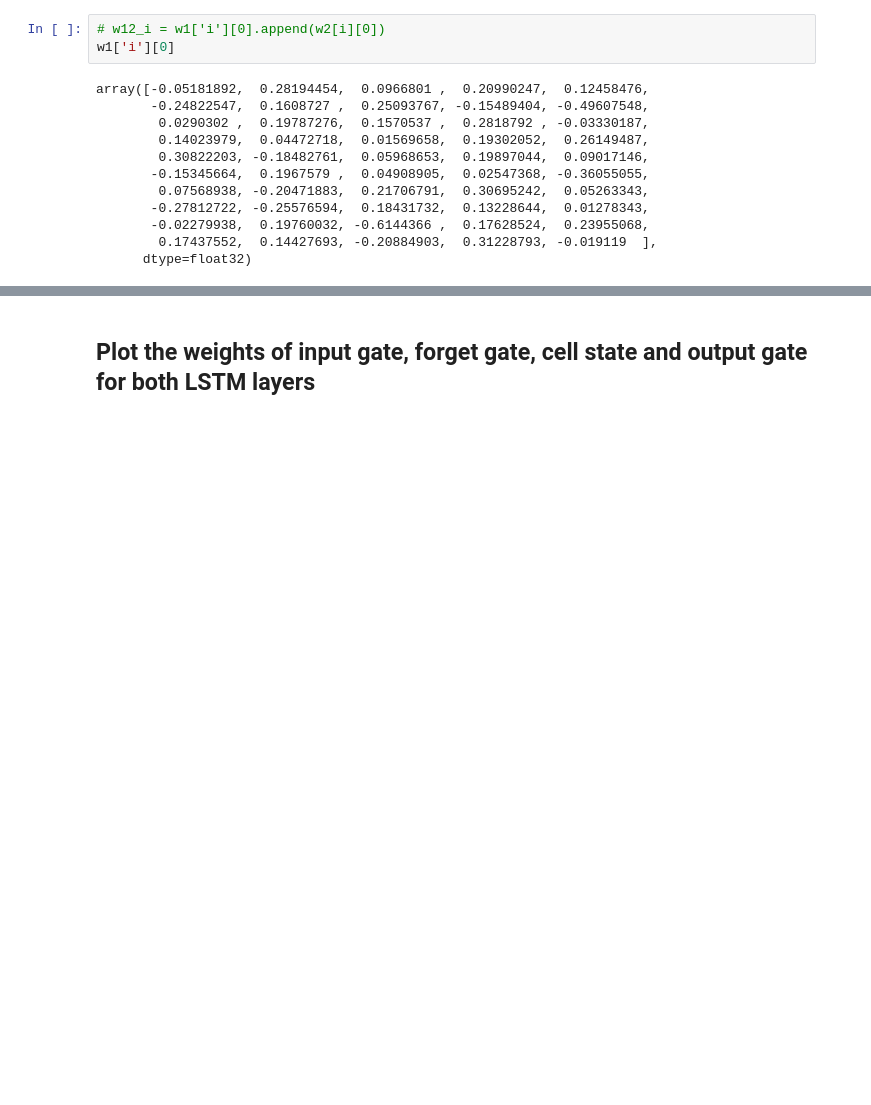
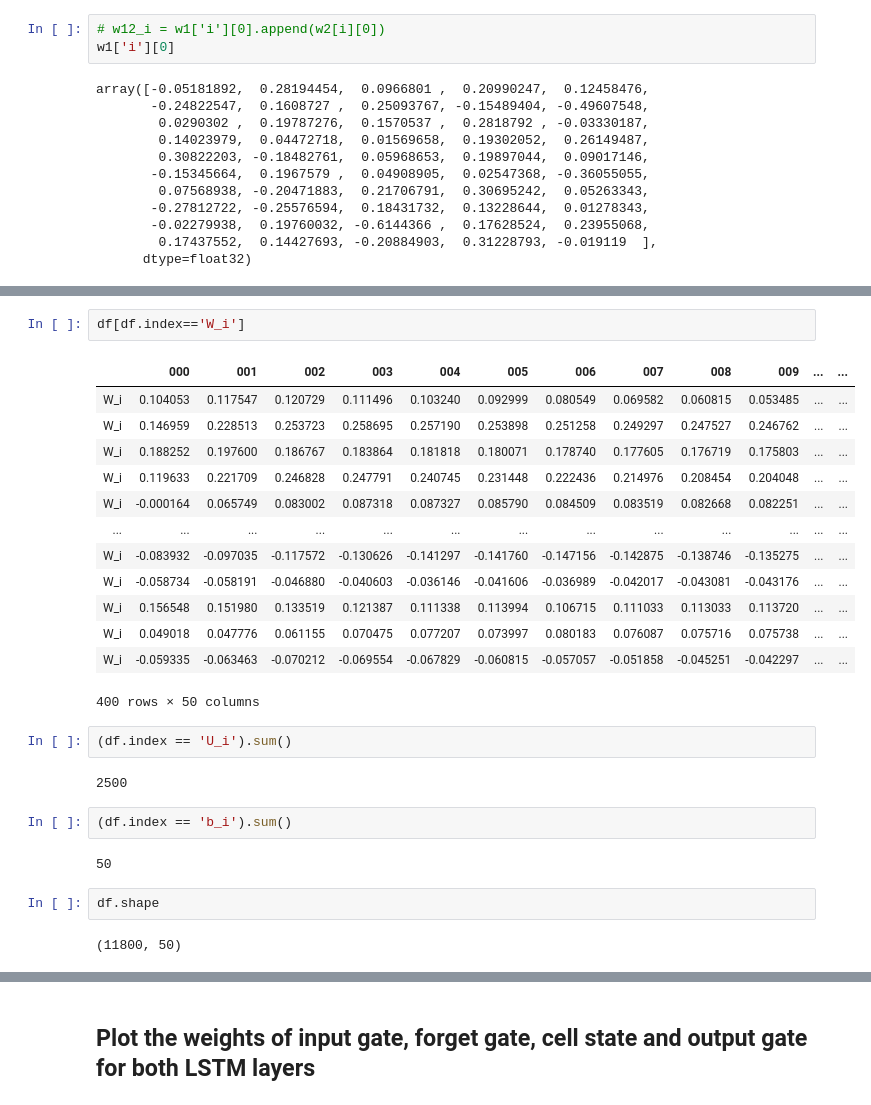
Before and after one commit to gj0706/my_research, a Jupyter notebook: neural_network/lstm_exploration.ipynb, the cells around one changed output, grey strips where cells are left out. Cells and saved outputs as stored; diff of their text form; blank space fills up the shorter version.

```diff
--- a/neural_network/lstm_exploration.ipynb
+++ b/neural_network/lstm_exploration.ipynb
@@ -574,0 +571,28 @@ pyplot.show()
+# %%
+df[df.index=='W_i']
+# %% [output]
+|  | 000 | 001 | 002 | 003 | 004 | 005 | 006 | 007 | 008 | 009 | ... | ... |
+| W_i | 0.104053 | 0.117547 | 0.120729 | 0.111496 | 0.103240 | 0.092999 | 0.080549 | 0.069582 | 0.060815 | 0.053485 | ... | ... |
+| W_i | 0.146959 | 0.228513 | 0.253723 | 0.258695 | 0.257190 | 0.253898 | 0.251258 | 0.249297 | 0.247527 | 0.246762 | ... | ... |
+| W_i | 0.188252 | 0.197600 | 0.186767 | 0.183864 | 0.181818 | 0.180071 | 0.178740 | 0.177605 | 0.176719 | 0.175803 | ... | ... |
+| W_i | 0.119633 | 0.221709 | 0.246828 | 0.247791 | 0.240745 | 0.231448 | 0.222436 | 0.214976 | 0.208454 | 0.204048 | ... | ... |
+| W_i | -0.000164 | 0.065749 | 0.083002 | 0.087318 | 0.087327 | 0.085790 | 0.084509 | 0.083519 | 0.082668 | 0.082251 | ... | ... |
+| ... | ... | ... | ... | ... | ... | ... | ... | ... | ... | ... | ... | ... |
+| W_i | -0.083932 | -0.097035 | -0.117572 | -0.130626 | -0.141297 | -0.141760 | -0.147156 | -0.142875 | -0.138746 | -0.135275 | ... | ... |
+| W_i | -0.058734 | -0.058191 | -0.046880 | -0.040603 | -0.036146 | -0.041606 | -0.036989 | -0.042017 | -0.043081 | -0.043176 | ... | ... |
+| W_i | 0.156548 | 0.151980 | 0.133519 | 0.121387 | 0.111338 | 0.113994 | 0.106715 | 0.111033 | 0.113033 | 0.113720 | ... | ... |
+| W_i | 0.049018 | 0.047776 | 0.061155 | 0.070475 | 0.077207 | 0.073997 | 0.080183 | 0.076087 | 0.075716 | 0.075738 | ... | ... |
+| W_i | -0.059335 | -0.063463 | -0.070212 | -0.069554 | -0.067829 | -0.060815 | -0.057057 | -0.051858 | -0.045251 | -0.042297 | ... | ... |
+400 rows × 50 columns
+# %%
+(df.index == 'U_i').sum()
+# %% [output]
+2500
+# %%
+(df.index == 'b_i').sum()
+# %% [output]
+50
+# %%
+df.shape
+# %% [output]
+(11800, 50)
```
Also changed, not shown: parts of 7 cells of this notebook.
